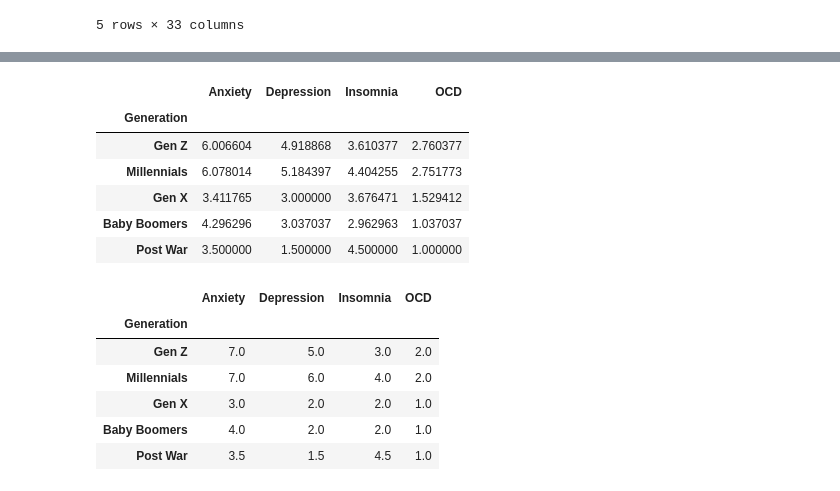
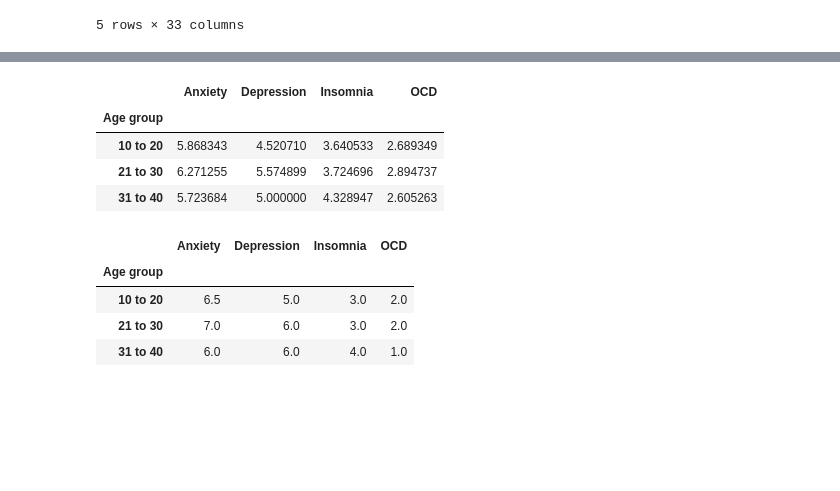
Before and after one commit to acosta109/Project-1, a Jupyter notebook: mental_health_code_anthony.ipynb, the cells around one changed output, grey strips where cells are left out. Saved outputs shown, nothing was run; the diff lists cells and outputs as text; code cells hidden in the pictures; blank space fills up the shorter version.

```diff
--- a/mental_health_code_anthony.ipynb
+++ b/mental_health_code_anthony.ipynb
@@ -28,3 +28,4 @@ del mental_health_data_df['Permissions']
 # %%
 mental_health_data_df = mental_health_data_df.dropna(how='any')
 mental_health_data_df.head()
+mental_health_data_df_40_under = mental_health_data_df[mental_health_data_df['Age'] < 41].copy()
@@ -51,0 +32,5 @@ mental_health_data_df.head()
+# %%
+age_bins = [10, 20, 30, 40]
+age_labels = ['10 to 20', '21 to 30', '31 to 40']
+mental_health_data_df_40_under['Age group'] = pd.cut(mental_health_data_df_40_under['Age'], age_bins, labels=age_labels)
+mental_health_data_df_40_under.head()
@@ -52,5 +45,5 @@ mental_health_data_df.head()
 # %%
-mental_health_data_df.set_index('Generation', inplace=True)
-mental_health_data_df.head()
+mental_health_data_df_40_under.set_index('Age group', inplace=True)
+mental_health_data_df_40_under.head()
 # %% [output]
 |  | Timestamp | Age | Primary streaming service | Hours per day | While working | Fav genre | Exploratory | ... |
@@ -63,18 +56,16 @@ mental_health_data_df.head()
 5 rows × 29 columns
 # %%
-generation_groups = mental_health_data_df.groupby('Generation')
+generation_groups = mental_health_data_df_40_under.groupby('Age group')
 mean_by_generation = generation_groups.mean()
 del mean_by_generation['Age']
 del mean_by_generation['Hours per day']
 mean_by_generation
 # %% [output]
 |  | Anxiety | Depression | Insomnia | OCD |
-| Generation |  |  |  |  |
-| Gen Z | 6.006604 | 4.918868 | 3.610377 | 2.760377 |
-| Millennials | 6.078014 | 5.184397 | 4.404255 | 2.751773 |
-| Gen X | 3.411765 | 3.000000 | 3.676471 | 1.529412 |
-| Baby Boomers | 4.296296 | 3.037037 | 2.962963 | 1.037037 |
-| Post War | 3.500000 | 1.500000 | 4.500000 | 1.000000 |
+| Age group |  |  |  |  |
+| 10 to 20 | 5.868343 | 4.520710 | 3.640533 | 2.689349 |
+| 21 to 30 | 6.271255 | 5.574899 | 3.724696 | 2.894737 |
+| 31 to 40 | 5.723684 | 5.000000 | 4.328947 | 2.605263 |
 # %%
 median_by_generation = generation_groups.median()
 del median_by_generation['Age']
@@ -82,12 +73,10 @@ del median_by_generation['Hours per day']
 median_by_generation
 # %% [output]
 |  | Anxiety | Depression | Insomnia | OCD |
-| Generation |  |  |  |  |
-| Gen Z | 7.0 | 5.0 | 3.0 | 2.0 |
-| Millennials | 7.0 | 6.0 | 4.0 | 2.0 |
-| Gen X | 3.0 | 2.0 | 2.0 | 1.0 |
-| Baby Boomers | 4.0 | 2.0 | 2.0 | 1.0 |
-| Post War | 3.5 | 1.5 | 4.5 | 1.0 |
+| Age group |  |  |  |  |
+| 10 to 20 | 6.5 | 5.0 | 3.0 | 2.0 |
+| 21 to 30 | 7.0 | 6.0 | 3.0 | 2.0 |
+| 31 to 40 | 6.0 | 6.0 | 4.0 | 1.0 |
 # %%
 mental_illness_labels = ['Anxiety', 'Depression', 'Insomnia', 'OCD']
 fig, ax = plt.subplots()
```
Also changed, not shown: parts of 7 cells of this notebook.
